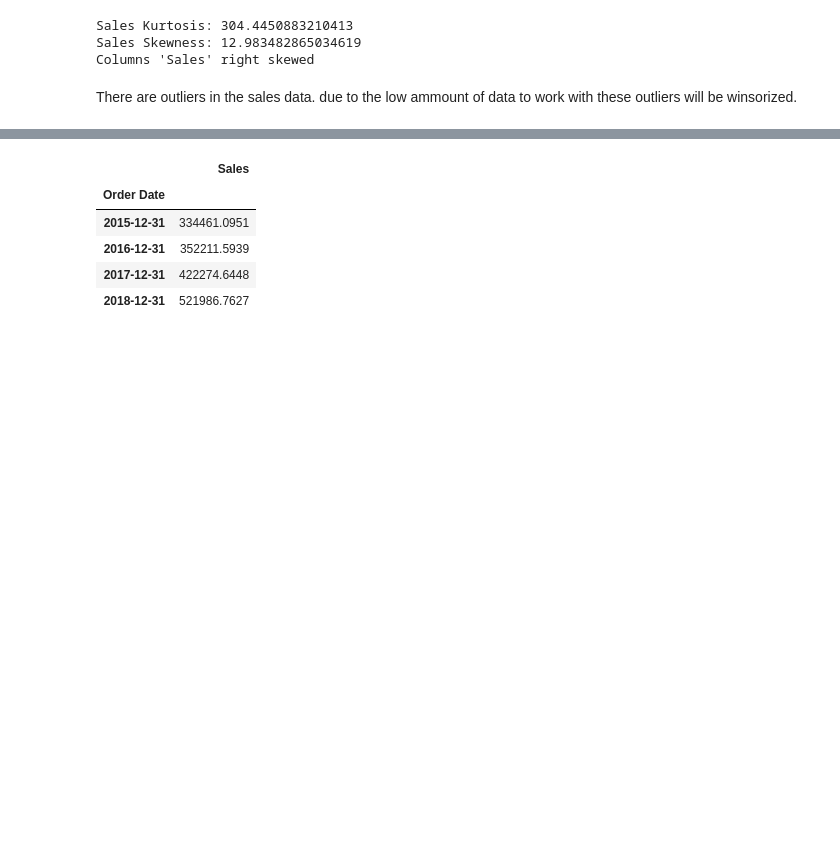
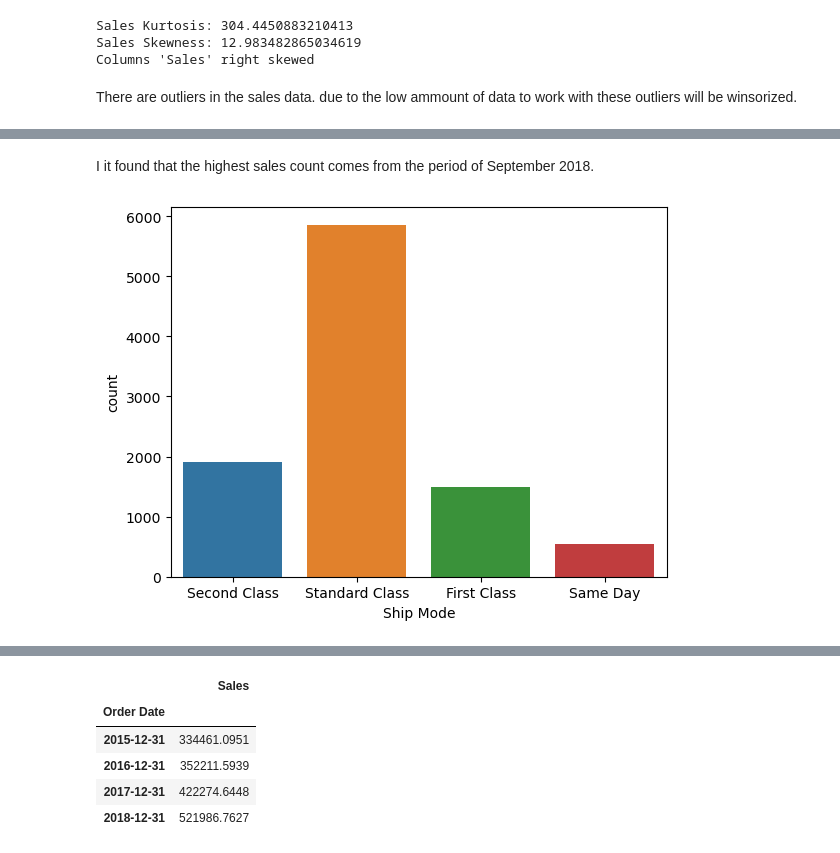
Before and after one commit to FerryMS/Sales_Projection, a Jupyter notebook: SuperstoreAnalysis.ipynb, the cells around one changed output, grey strips where cells are left out. Drawn from its saved outputs; the diff is of its cells as text; code cells hidden in the pictures; blank space fills up the shorter version.

```diff
--- a/SuperstoreAnalysis.ipynb
+++ b/SuperstoreAnalysis.ipynb
@@ -182,0 +177,8 @@ Columns 'Sales' right skewed
+# %% [markdown]
+I it found that the highest sales count comes from the period of September 2018.
+# %%
+plt.subplot()
+sns.countplot(df['Ship Mode'])
+plt.show()
+# %% [output]
+[figure, added]
```
Also changed, not shown: parts of 23 cells of this notebook.
